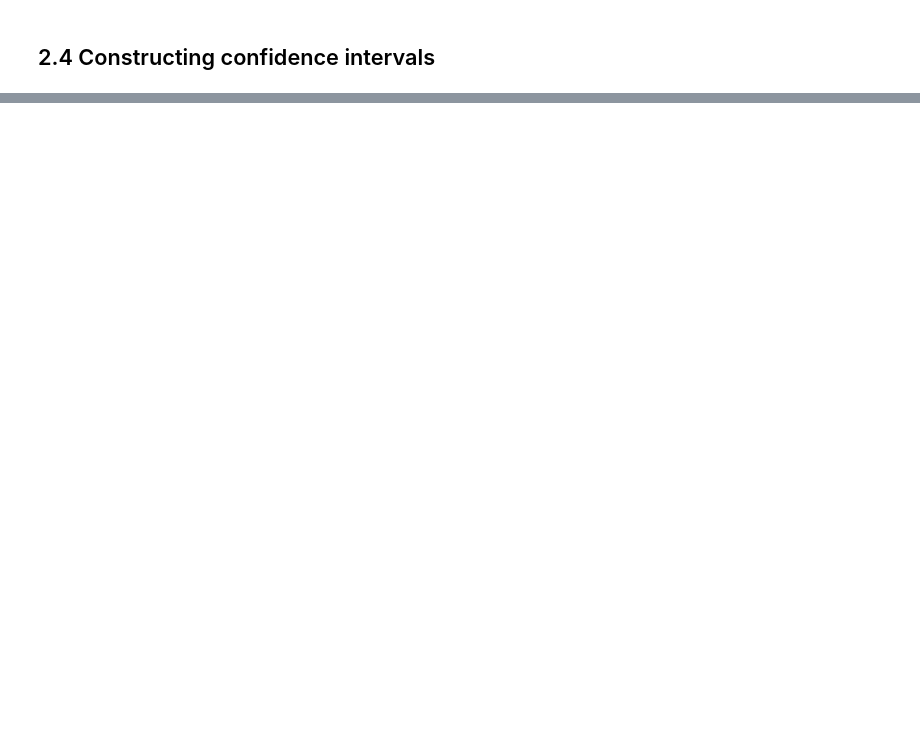
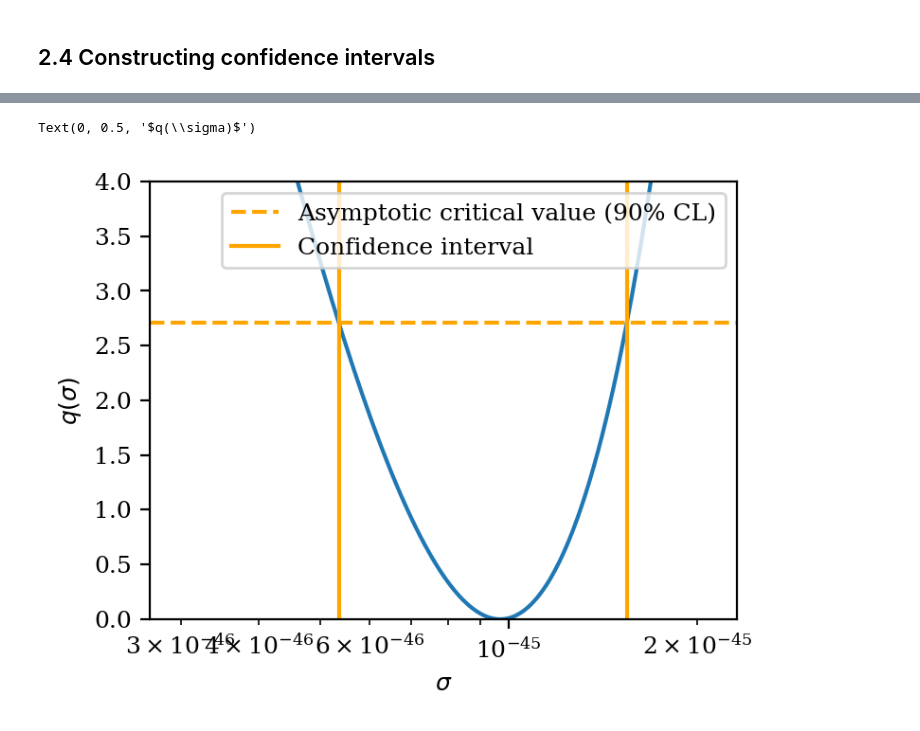
Before and after one commit to XENONnT/alea, a Jupyter notebook: notebooks/2_fitting_and_ci.ipynb, the cells around one changed output, grey strips where cells are left out. Cells and saved outputs as stored; diff of their text form; code cells hidden in the pictures; blank space fills up the shorter version.

```diff
--- a/notebooks/2_fitting_and_ci.ipynb
+++ b/notebooks/2_fitting_and_ci.ipynb
@@ -129,0 +223,10 @@ model.confidence_interval('wimp_rate_multiplier')
+# %%
+ref_xsec = 1e-45  # cm^2
+confidence_level = 0.9
+# %%
+lower_limit, upper_limit = model.confidence_interval(poi_name='wimp_rate_multiplier',
+                                                     confidence_level=confidence_level)
+lower_limit *= ref_xsec
+upper_limit *= ref_xsec
+
+print(f'90% CL confidence interval for WIMP-nucleon cross-section: [{lower_limit:.2e}, {upper_limit:.2e}] cm2')
@@ -129,0 +274,20 @@ model.confidence_interval('wimp_rate_multiplier')
+# %%
+# plot the profile-likelihood scan
+
+plt.plot(s_vals * ref_xsec, 2 * (ll_val - ll_vals_c))
+plt.axhline(stats.chi2(1).ppf(confidence_level),
+            label='Asymptotic critical value (90% CL)',
+            c="orange", ls="--")
+plt.axvline(lower_limit, c="orange", label='Confidence interval')
+plt.axvline(upper_limit, c="orange")
+
+# Cosmetics
+plt.legend()
+plt.xlim(lower_limit * .5, upper_limit * 1.5)
+plt.semilogx()
+plt.ylim(0, 4)
+plt.xlabel('$\sigma$')
+plt.ylabel('$q(\sigma)$')
+# %% [output]
+Text(0, 0.5, '$q(\\sigma)$')
+[figure, added]
```
Also changed, not shown: parts of 30 cells of this notebook.
